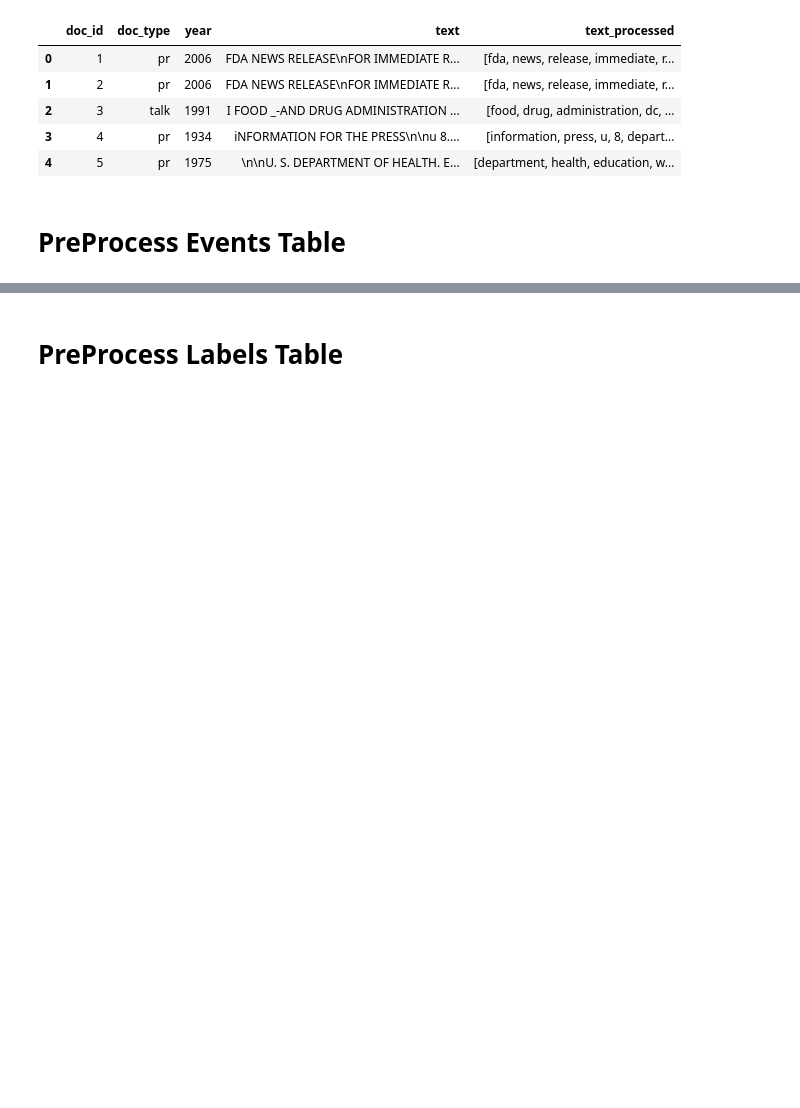
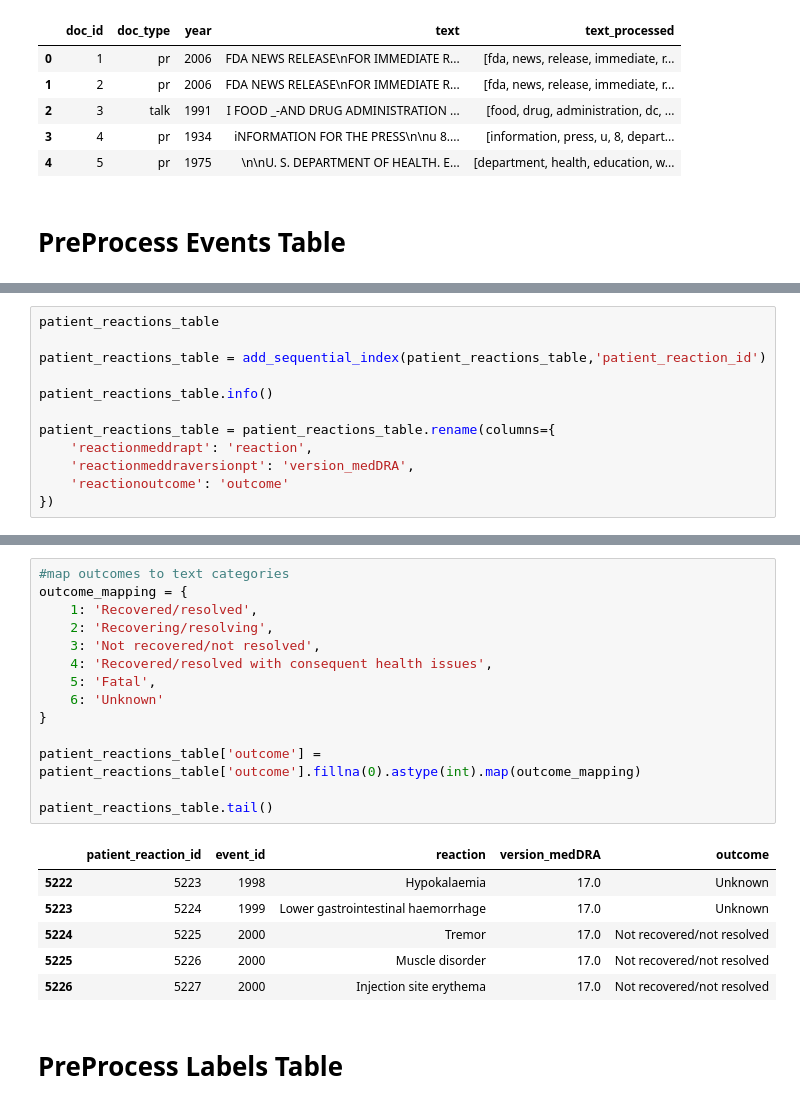
Before and after one commit to teamlunarlanding/Pharma-Drug-Surveillance, a Jupyter notebook: DataProcessing.ipynb, the cells around one changed output, grey strips where cells are left out. Cells and saved outputs as stored; diff of their text form; blank space fills up the shorter version.

```diff
--- a/DataProcessing.ipynb
+++ b/DataProcessing.ipynb
@@ -694,0 +849,12 @@ Duplicates:  0
+# %%
+patient_reactions_table
+
+patient_reactions_table = add_sequential_index(patient_reactions_table,'patient_reaction_id')
+
+patient_reactions_table.info()
+
+patient_reactions_table = patient_reactions_table.rename(columns={
+    'reactionmeddrapt': 'reaction',
+    'reactionmeddraversionpt': 'version_medDRA',
+    'reactionoutcome': 'outcome'
+})
@@ -695,3 +874,24 @@ Duplicates:  0
+# %%
+#map outcomes to text categories
+outcome_mapping = {
+    1: 'Recovered/resolved',
+    2: 'Recovering/resolving',
+    3: 'Not recovered/not resolved',
+    4: 'Recovered/resolved with consequent health issues',
+    5: 'Fatal',
+    6: 'Unknown'
+}
+
+patient_reactions_table['outcome'] = patient_reactions_table['outcome'].fillna(0).astype(int).map(outcome_mapping)
+
+patient_reactions_table.tail()
+# %% [output]
+|  | patient_reaction_id | event_id | reaction | version_medDRA | outcome |
+| 5222 | 5223 | 1998 | Hypokalaemia | 17.0 | Unknown |
+| 5223 | 5224 | 1999 | Lower gastrointestinal haemorrhage | 17.0 | Unknown |
+| 5224 | 5225 | 2000 | Tremor | 17.0 | Not recovered/not resolved |
+| 5225 | 5226 | 2000 | Muscle disorder | 17.0 | Not recovered/not resolved |
+| 5226 | 5227 | 2000 | Injection site erythema | 17.0 | Not recovered/not resolved |
 # %% [markdown]
 # PreProcess Labels Table
 # %%
```
Also changed, not shown: parts of 21 cells of this notebook, 1 other file.
